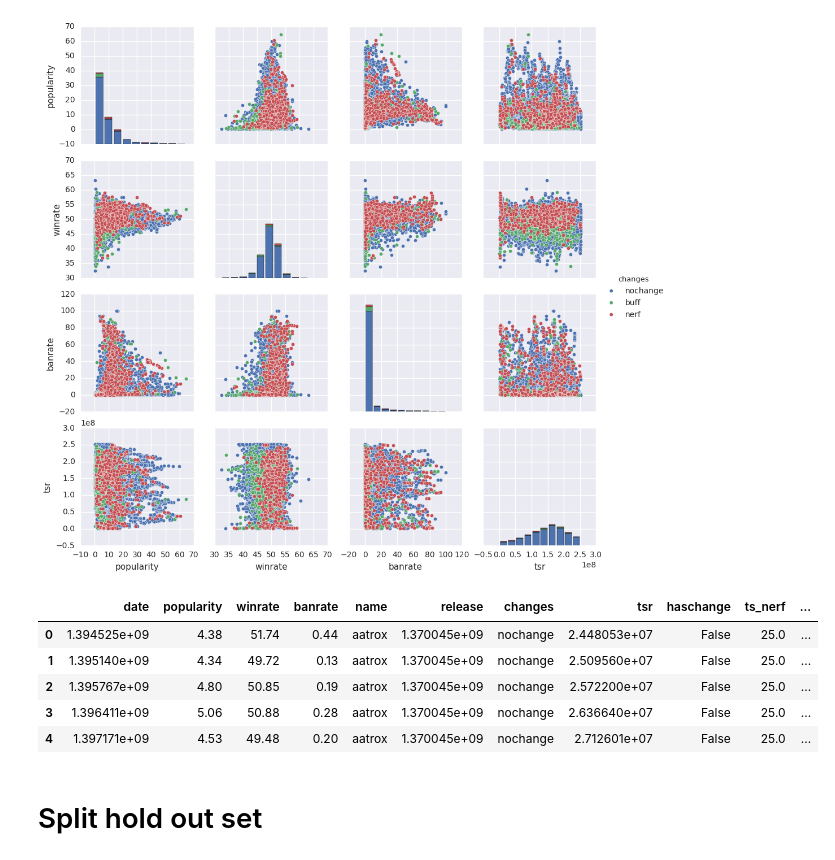
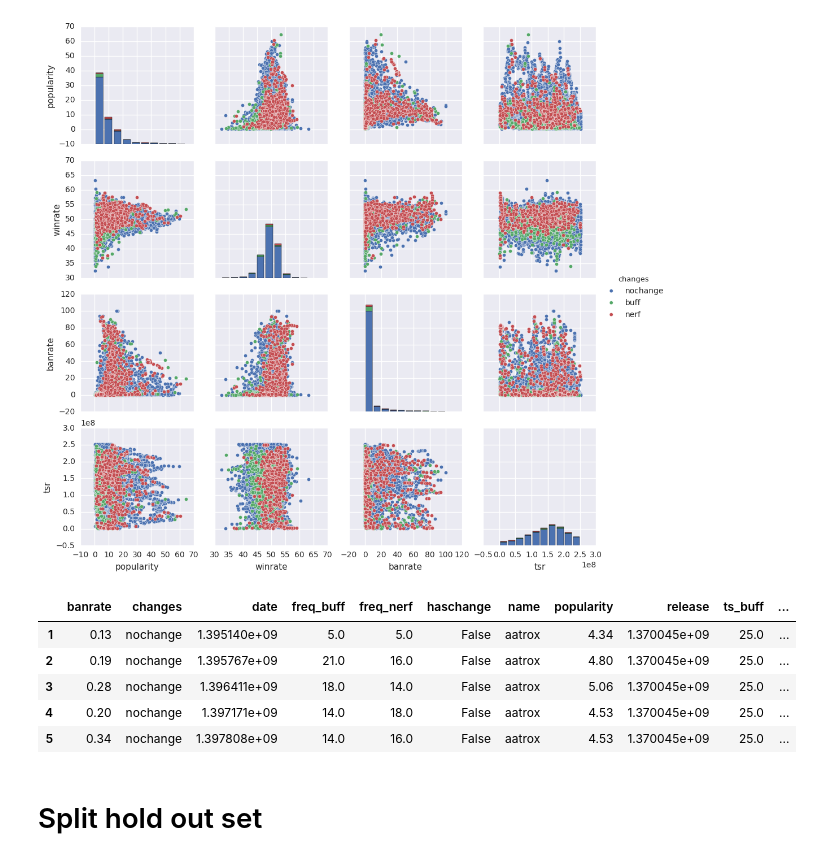
Before and after one commit to joseph-jnl/insight, a Jupyter notebook: lol_model_diamondonly.ipynb, the cells around one changed output. Drawn from its saved outputs; the diff is of its cells as text; code cells hidden in the pictures.

```diff
--- a/lol_model_diamondonly.ipynb
+++ b/lol_model_diamondonly.ipynb
@@ -93,5 +74,0 @@ for champ in df_initial['name'].unique():
-# %%
-# velocity
-
-for index, row in df.iterrows():
-    df.iloc[index]['vpop'] = (df.iloc[index]['popularity'] - df.iloc[index-1]['popularity'])/(df.iloc[index]['date']-df.iloc[index-1]['date'])
@@ -105,0 +75,30 @@ See the caveats in the documentation: http://pandas.pydata.org/pandas-docs/stabl
+# %%
+nerfs = pd.read_csv('reddit_nerfs.csv')
+buffs = pd.read_csv(open('reddit_buffs.csv','rU'), encoding='utf-8', engine='c')
+# %%
+df2 = pd.DataFrame(columns=['date', 'popularity', 'winrate', 'banrate',
+                          'name', 'release', 'changes', 'tsr',
+                          'haschange', 'ts_nerf', 'ts_buff'])
+
+champ_nat = pd.read_csv('champs_natural.csv', names=['name'])
+
+for ic, champ in enumerate(df['name'].unique()):
+
+    df_temp = df.loc[(df['name']==champ)].copy()
+    freqn = pd.DataFrame(np.nan, index=range(0,len(df_temp)), columns=['freq_nerf'])
+    freqb = pd.DataFrame(np.nan, index=range(0,len(df_temp)), columns=['freq_buff'])
+
+    for index in range(1, len(df_temp)):
+        dfr = pd.DataFrame()
+        dfr = nerfs[(nerfs['created_utc'] < df_temp.iloc[index]['date']) & (nerfs['created_utc'] > df_temp.iloc[index-1]['date'])]
+
+        dfr2 = pd.DataFrame()
+        dfr2 = buffs[(buffs['created_utc'] < df_temp.iloc[index]['date']) & (buffs['created_utc'] > df_temp.iloc[index-1]['date'])]
+
+        freqn.iloc[index] = dfr['body'].str.contains(champ_nat.iloc[ic]['name'], case=False).sum()
+        freqb.iloc[index] = dfr2['body'].str.contains(champ_nat.iloc[ic]['name'], case=False).sum()
+
+    df_temp['freq_nerf'] = freqn
+    df_temp['freq_buff'] = freqb
+
+    df2 = df2.append(df_temp)
@@ -217,5 +223,5 @@ memory usage: 1.5+ MB
 # %%
-df.dropna(inplace=True)
-df = df.drop(df[df['winrate']==0].index)
+df2.dropna(inplace=True)
+df2 = df2.drop(df2[df2['winrate']==0].index)
 # %%
 df.to_csv('loldata_cleaned.csv', index=False)
@@ -313,14 +320,14 @@ sns.pairplot(df[['popularity', 'winrate', 'banrate', 'changes', 'tsr']], hue="ch
 <seaborn.axisgrid.PairGrid at 0x...>
 [figure]
 # %%
-df.head()
+df2.head()
 # %% [output]
-|  | date | popularity | winrate | banrate | name | release | changes | tsr | haschange | ts_nerf | ... |
-| 0 | 1.394525e+09 | 4.38 | 51.74 | 0.44 | aatrox | 1.370045e+09 | nochange | 2.448053e+07 | False | 25.0 | ... |
-| 1 | 1.395140e+09 | 4.34 | 49.72 | 0.13 | aatrox | 1.370045e+09 | nochange | 2.509560e+07 | False | 25.0 | ... |
-| 2 | 1.395767e+09 | 4.80 | 50.85 | 0.19 | aatrox | 1.370045e+09 | nochange | 2.572200e+07 | False | 25.0 | ... |
-| 3 | 1.396411e+09 | 5.06 | 50.88 | 0.28 | aatrox | 1.370045e+09 | nochange | 2.636640e+07 | False | 25.0 | ... |
-| 4 | 1.397171e+09 | 4.53 | 49.48 | 0.20 | aatrox | 1.370045e+09 | nochange | 2.712601e+07 | False | 25.0 | ... |
+|  | banrate | changes | date | freq_buff | freq_nerf | haschange | name | popularity | release | ts_buff | ... |
+| 1 | 0.13 | nochange | 1.395140e+09 | 5.0 | 5.0 | False | aatrox | 4.34 | 1.370045e+09 | 25.0 | ... |
+| 2 | 0.19 | nochange | 1.395767e+09 | 21.0 | 16.0 | False | aatrox | 4.80 | 1.370045e+09 | 25.0 | ... |
+| 3 | 0.28 | nochange | 1.396411e+09 | 18.0 | 14.0 | False | aatrox | 5.06 | 1.370045e+09 | 25.0 | ... |
+| 4 | 0.20 | nochange | 1.397171e+09 | 14.0 | 18.0 | False | aatrox | 4.53 | 1.370045e+09 | 25.0 | ... |
+| 5 | 0.34 | nochange | 1.397808e+09 | 14.0 | 16.0 | False | aatrox | 4.53 | 1.370045e+09 | 25.0 | ... |
 # %% [markdown]
 # Split hold out set
 # %%
```
Also changed, not shown: parts of 21 cells of this notebook.
